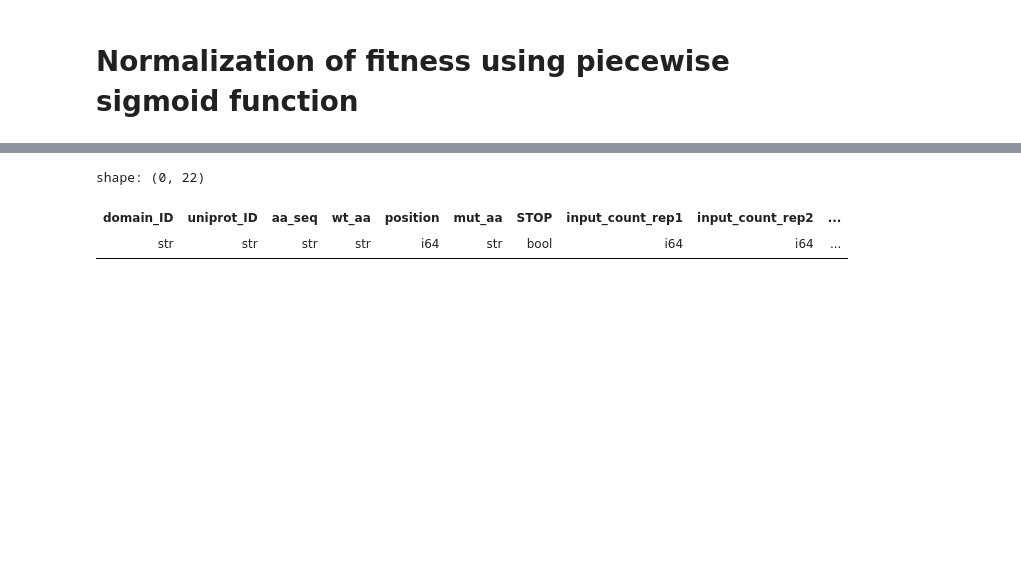
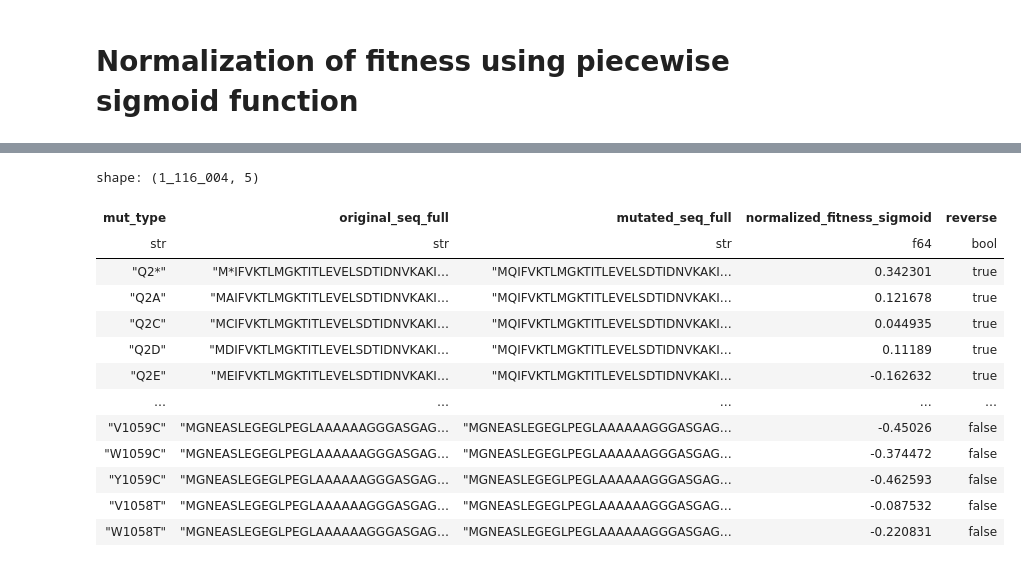
Before and after one commit to vlccek/Master_thesis-Prediction_protein_stability, a Jupyter notebook: protbert/lehner_dataset_preparation.ipynb, the cells around one changed output, grey strips where cells are left out. Cells and saved outputs as stored; diff of their text form; code cells hidden in the pictures; blank space fills up the shorter version.

```diff
--- a/protbert/lehner_dataset_preparation.ipynb
+++ b/protbert/lehner_dataset_preparation.ipynb
@@ -211,16 +220,12 @@ df_with_parent_with_reverse = df_with_parent.with_columns([
     pl.lit(True).alias("reverse")
 ])
 
-
 df_with_parent = pl.concat([df_with_parent_with_reverse, df_with_parent])
 
-
-
-k_neg =  0.461
-k_pos =  0.921
+k_neg = 0.871
+k_pos = 0.871
 A_neg = 1.0
 A_pos = 1.0
-
 
 sigmoid_expr = (
     pl.when(pl.col("normalized_fitness") >= 0)
@@ -232,8 +237,6 @@ df_with_parent_normalized = df_with_parent.with_columns(
     sigmoid_expr.alias("normalized_fitness_sigmoid")
 )
 
-df_with_parent_normalized.write_csv("lehner_dataset_with_sequences_normalized.csv")
-
 df_with_parent_normalized["normalized_fitness_sigmoid"].describe()
 
 df_with_parent_normalized
@@ -253,5 +256,10 @@ shape: (1_205_764, 22)
 | "Q9Y6V0_PF05715_1058" | "Q9Y6V0" | "WCPLCKTELNIGSKDPPNFNTCTECKNQVC… | "T" | 1058 | "W" | false | 36 | 27 | ... |
 | "Q9Y6V0_PF05715_1058" | "Q9Y6V0" | "YCPLCKTELNIGSKDPPNFNTCTECKNQVC… | "T" | 1058 | "Y" | null | null | null | ... |
 # %%
-df_with_parent_normalized.filter(pl.col("reverse") == False)
+df_output = df_with_parent_normalized.select(
+    ["aa_seq", "normalized_fitness_sigmoid", "position", "original_sequence", "reverse", "mut_aa", "wt_aa"])
+
+df_output = df_output.rename({"position": "local_position"})
+
+df_output
 # %% [output]
@@ -272,6 +280,56 @@ shape: (602_882, 22)
 # %%
-df_with_parent_normalized.filter(pl.col("reverse") == False)
+import re
+
+df_output_tmp = (
+    df_output.with_columns(
+        # Step 3: Create the final required columns using the calculated global_position.
+        mut_type=pl.concat_str(
+            [pl.col("mut_aa"), (pl.col("local_position") ), pl.col("wt_aa")]
+        ),
+
+        mutated_seq_full=pl.concat_str(
+            [
+                pl.col("original_sequence").str.slice(0, pl.col("local_position") - 1),
+                pl.col("mut_aa"),
+                pl.col("original_sequence").str.slice(pl.col("local_position")),
+            ]
+        ),
+
+        original_seq_full=pl.concat_str(
+            [
+                pl.col("original_sequence").str.slice(0, pl.col("local_position") - 1),
+                pl.col("wt_aa"),
+                pl.col("original_sequence").str.slice(pl.col("local_position")),
+            ]
+        ),
+    )
+    .select(
+        # Select and rename columns for the final output
+        pl.col("mut_type"),
+        pl.col("original_seq_full"),
+        pl.col("mutated_seq_full"),
+        pl.col("normalized_fitness_sigmoid"),
+        pl.col("reverse"),
+
+    )
+)
+df_output_tmp = df_output_tmp.drop_nulls(["original_seq_full", "mutated_seq_full", "normalized_fitness_sigmoid"])
+
+df_output_tmp.write_csv("lehner_dataset_with_sequences_normalized.csv")
+
+df_output_tmp
 # %% [output]
-shape: (0, 22)
+shape: (1_116_004, 5)
-| domain_ID | uniprot_ID | aa_seq | wt_aa | position | mut_aa | STOP | input_count_rep1 | input_count_rep2 | ... |
-| str | str | str | str | i64 | str | bool | i64 | i64 | ... |
+| mut_type | original_seq_full | mutated_seq_full | normalized_fitness_sigmoid | reverse |
+| str | str | str | f64 | bool |
+| "Q2*" | "M*IFVKTLMGKTITLEVELSDTIDNVKAKI… | "MQIFVKTLMGKTITLEVELSDTIDNVKAKI… | 0.342301 | true |
+| "Q2A" | "MAIFVKTLMGKTITLEVELSDTIDNVKAKI… | "MQIFVKTLMGKTITLEVELSDTIDNVKAKI… | 0.121678 | true |
+| "Q2C" | "MCIFVKTLMGKTITLEVELSDTIDNVKAKI… | "MQIFVKTLMGKTITLEVELSDTIDNVKAKI… | 0.044935 | true |
+| "Q2D" | "MDIFVKTLMGKTITLEVELSDTIDNVKAKI… | "MQIFVKTLMGKTITLEVELSDTIDNVKAKI… | 0.11189 | true |
+| "Q2E" | "MEIFVKTLMGKTITLEVELSDTIDNVKAKI… | "MQIFVKTLMGKTITLEVELSDTIDNVKAKI… | -0.162632 | true |
+| … | … | … | … | … |
+| "V1059C" | "MGNEASLEGEGLPEGLAAAAAAGGGASGAG… | "MGNEASLEGEGLPEGLAAAAAAGGGASGAG… | -0.45026 | false |
+| "W1059C" | "MGNEASLEGEGLPEGLAAAAAAGGGASGAG… | "MGNEASLEGEGLPEGLAAAAAAGGGASGAG… | -0.374472 | false |
+| "Y1059C" | "MGNEASLEGEGLPEGLAAAAAAGGGASGAG… | "MGNEASLEGEGLPEGLAAAAAAGGGASGAG… | -0.462593 | false |
+| "V1058T" | "MGNEASLEGEGLPEGLAAAAAAGGGASGAG… | "MGNEASLEGEGLPEGLAAAAAAGGGASGAG… | -0.087532 | false |
+| "W1058T" | "MGNEASLEGEGLPEGLAAAAAAGGGASGAG… | "MGNEASLEGEGLPEGLAAAAAAGGGASGAG… | -0.220831 | false |
```
Also changed, not shown: parts of 5 cells of this notebook, 3 other files.
